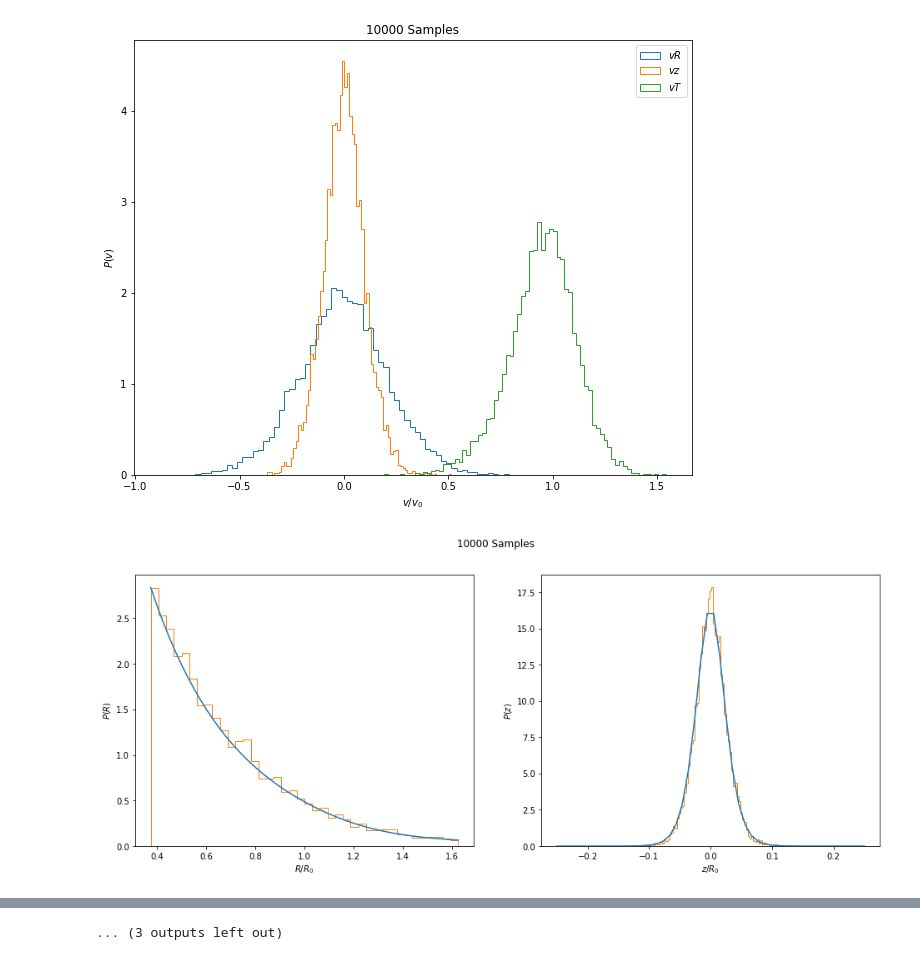
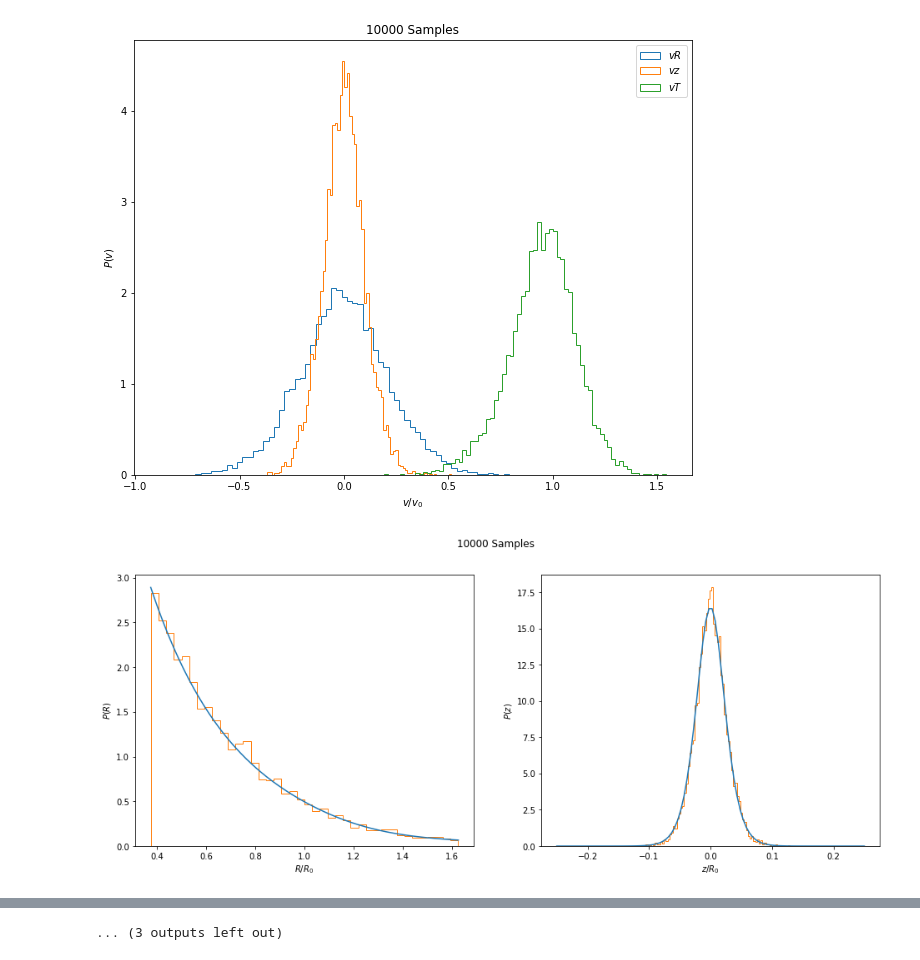
Before and after one commit to mwbub/server-notebooks, a Jupyter notebook: 001-test-qdf-samples.ipynb, the cells around one changed output, grey strips where cells are left out. Drawn from its saved outputs; the diff is of its cells as text; code cells hidden in the pictures.

```diff
--- a/001-test-qdf-samples.ipynb
+++ b/001-test-qdf-samples.ipynb
@@ -13,17 +13,25 @@ aA = actionAngleStaeckel(pot=MWPotential2014, c=True, delta=0.45)
 qdf = quasiisothermaldf(1./3., 0.15, 0.075, 1., 1., pot=MWPotential2014, aA=aA, cutcounter=True)
 # %%
 def pz(z):
-    result = integrate.quad(lambda R: qdf.density(R, z), 3/8., 13/8., epsabs=0.01, epsrel=0.01)
+    result = integrate.quad(lambda R: qdf.density(R, z), 3/8., 13/8., epsabs=0.0001, epsrel=0.0001)
     print('Completed integration at z =', z)
     return result[0]
 
 def pR(R):
-    result = integrate.quad(lambda z: qdf.density(R, z), -0.25, 0.25, epsabs=0.01, epsrel=0.01)
+    result = integrate.quad(lambda z: qdf.density(R, z), -0.25, 0.25, epsabs=0.0001, epsrel=0.0001)
     print('Completed integration at R =', R)
     return result[0]
 
-R = np.linspace(3./8., 13./8., 50)
-z = np.linspace(-0.25, 0.25, 50)
-pRs = list(parallel_map(pR, R, numcores=5))
-pzs = list(parallel_map(pz, z, numcores=5))
+def pvT(vT):
+    result = integrate.dblquad(lambda z, R: qdf.pvT(vT, R, z), 3./8., 13./8.,
+                               lambda R: -0.25, lambda R: 0.25, epsabs=0.0001, epsrel=0.0001)
+    print("Completed integration at vT =", vT)
+    return result[0]
+
+R = np.linspace(3./8., 13./8., 100)
+z = np.linspace(-0.25, 0.25, 100)
+vT = np.linspace(0, 1.5, 100)
+pRs = parallel_map(pR, R, numcores=50)
+pzs = parallel_map(pz, z, numcores=50)
+pvTs = parallel_map(pvT, vT, numcores=50)
 # %% [output]
@@ -47,9 +54,0 @@ Completed integration at z = 0.04591836734693877
-# %%
-def pvT(vT):
-    result = integrate.dblquad(lambda z, R: qdf.pvT(vT, R, z), 3./8., 13./8.,
-                               lambda R: -0.25, lambda R: 0.25, epsabs=0.01, epsrel=0.01)
-    print("Completed integration at vT =", vT)
-    return result[0]
-
-vT = np.linspace(0, 1.5, 50)
-pvts = list(parallel_map(pvT, vT, numcores=5))
@@ -80,35 +61,35 @@ for sample_size in sample_sizes:
     plt.figure(figsize=(10,8))
     plt.hist(data['vR'], normed=True, histtype='step', bins='auto', label='$vR$')
     plt.hist(data['vz'], normed=True, histtype='step', bins='auto', label='$vz$')
     plt.hist(data['vT'], normed=True, histtype='step', bins='auto', label='$vT$')
     plt.xlabel('$v/v_0$')
     plt.ylabel('$P(v)$')
     plt.title('{} Samples'.format(sample_size))
     plt.legend()
     plt.show()
 
     fig, ax = plt.subplots(1, 2, figsize=(16,6))
     ax[0].plot(R, pRs/(np.sum(pRs) * (R[1] - R[0])))
     ax[0].hist(data['R'], normed=True, histtype='step', bins='auto')
     ax[0].set_xlabel('$R/R_0$')
     ax[0].set_ylabel('$P(R)$')
     ax[1].plot(z, pzs/(np.sum(pzs) * (z[1] - z[0])))
     ax[1].hist(data['z'], normed=True, histtype='step', bins='auto')
     ax[1].set_xlabel('$z/R_0$')
     ax[1].set_ylabel('$P(z)$')
     fig.suptitle('{} Samples'.format(sample_size))
     plt.show()
 
     plt.figure(figsize=(10,8))
-    plt.plot(vT, pvts/(np.sum(pvts) * (vT[1] - vT[0])))
+    plt.plot(vT, pvTs/(np.sum(pvTs) * (vT[1] - vT[0])))
     plt.hist(data['vT'], normed=True, histtype='step', bins='auto', label='$vT$')
     plt.xlabel('$v_T/v_0$')
     plt.ylabel('$P(v_T)$')
     plt.title('{} Samples'.format(sample_size))
     plt.show()
 # %% [output]
 [figure]
-[figure, old version]
+[figure, new version]
 [figure]
 [figure]
 [figure]
```
Also changed, not shown: parts of 2 cells of this notebook, 18 other files.
